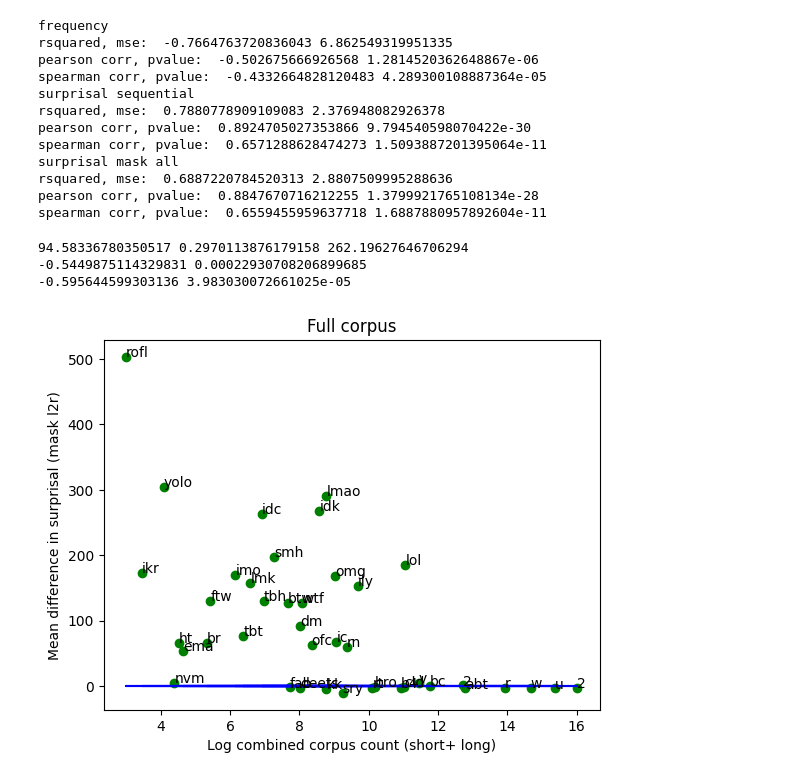
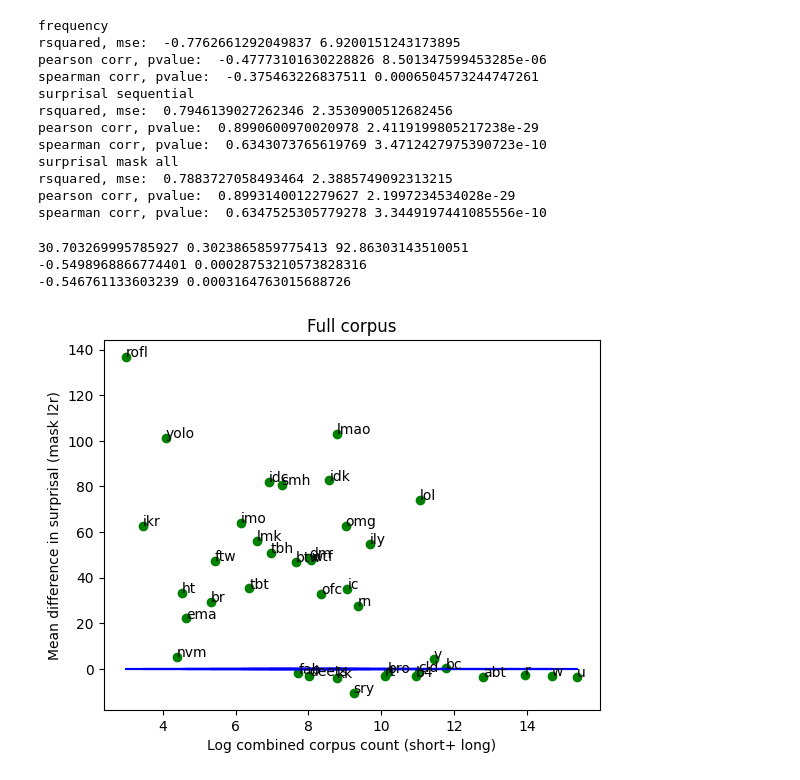
Before and after one commit to erafkin/twitter_abbreviation_word_length, a Jupyter notebook: notebooks/explore.ipynb, the cells around one changed output. Saved outputs shown, nothing was run; the diff lists cells and outputs as text; code cells hidden in the pictures.

```diff
--- a/notebooks/explore.ipynb
+++ b/notebooks/explore.ipynb
@@ -185,7 +155,7 @@ df_drop_nan = new_df[new_df['surprisal_mask_l2r'].notna()]
 X_mask_l2r = df_drop_nan[["surprisal_mask_l2r"]].to_numpy()
 
 y = df_drop_nan["word_length"].to_numpy()
-
+corrs = {"pearson":[], "spearman": []}
 weights = np.ones_like(y)
 for idx, X in enumerate([X_freq, X_seq, X_mask_l2r]):
     reg = LinearRegression(copy_X=True, fit_intercept=False).fit(X, y, weights)
@@ -196,7 +166,8 @@ for idx, X in enumerate([X_freq, X_seq, X_mask_l2r]):
 
     corr_pearson, p_value_pearson = scipy.stats.pearsonr(X[:, 0], y)
     corr_spearman, p_value_spearman = scipy.stats.spearmanr(X[:, 0], y)
-
+    corrs["pearson"].append(corr_pearson)
+    corrs["spearman"].append(corr_spearman)
     if idx == 0:
         print("frequency")
     elif idx == 1:
@@ -206,25 +177,52 @@ for idx, X in enumerate([X_freq, X_seq, X_mask_l2r]):
     print("rsquared, mse: ", r_squared, mse)
     print("pearson corr, pvalue: ", corr_pearson, p_value_pearson)
     print("spearman corr, pvalue: ", corr_spearman, p_value_spearman)
+
+import matplotlib.pyplot as plt
+import numpy as np
+
+groups = ("Frequency", "Diff surprisal (l2r)", "Diff surprisal (seq)", "Full word length")
+
+
+x = np.arange(4)  # the label locations
+width = 0.25  # the width of the bars
+multiplier = 0
+
+fig, ax = plt.subplots(layout='constrained')
+
+for attribute, measurement in corrs.items():
+    offset = width * multiplier
+    rects = ax.bar(x + offset, measurement, width, label=attribute)
+    ax.bar_label(rects, padding=3)
+    multiplier += 1
+
+# Add some text for labels, title and custom x-axis tick labels, etc.
+ax.set_ylabel('Correlation')
+ax.set_title('Correlation to Compression Rate')
+ax.set_xticks(x + width, groups)
+ax.legend(loc='upper left', ncols=3)
+ax.set_ylim(0, 1)
+
+plt.show()
 # %% [output]
 frequency
-rsquared, mse:  -0.7664763720836043 6.862549319951335
-pearson corr, pvalue:  -0.502675666926568 1.2814520362648867e-06
-spearman corr, pvalue:  -0.4332664828120483 4.289300108887364e-05
+rsquared, mse:  -0.7762661292049837 6.9200151243173895
+pearson corr, pvalue:  -0.47773101630228826 8.501347599453285e-06
+spearman corr, pvalue:  -0.375463226837511 0.0006504573244747261
 surprisal sequential
-rsquared, mse:  0.7880778909109083 2.376948082926378
-pearson corr, pvalue:  0.8924705027353866 9.794540598070422e-30
-spearman corr, pvalue:  0.6571288628474273 1.5093887201395064e-11
+rsquared, mse:  0.7946139027262346 2.3530900512682456
+pearson corr, pvalue:  0.8990600970020978 2.4119199805217238e-29
+spearman corr, pvalue:  0.6343073765619769 3.4712427975390723e-10
 surprisal mask all
-rsquared, mse:  0.6887220784520313 2.8807509995288636
-pearson corr, pvalue:  0.8847670716212255 1.3799921765108134e-28
-spearman corr, pvalue:  0.6559455959637718 1.6887880957892604e-11
+rsquared, mse:  0.7883727058493464 2.3885749092313215
+pearson corr, pvalue:  0.8993140012279627 2.1997234534028e-29
+spearman corr, pvalue:  0.6347525305779278 3.3449197441085556e-10
 # %%
 # replicate what mahwold did but with our pairs: modeling difference in log
 #frequency between short and long forms as a predictor for difference in surprisal
 from matplotlib import pyplot as plt
 import pandas as pd
-df = pd.read_csv("../data_new.csv")
+df = pd.read_csv("../data_fix_PLL.csv")
 df["abbr_len"] =  df["abbreviation"].str.len()
 df["fl_len"] = df["full_length"].str.len()
 df["compression"] = 1- (df["abbr_len"]/df["fl_len"])
@@ -236,41 +234,39 @@ df_drop_nan = df_drop_nan[df_drop_nan['count_abbr'] != 0]
 df_drop_nan = df_drop_nan[df_drop_nan['fl_mask_l2r_surprisal_mean'].notna()]
 df_drop_nan = df_drop_nan[df_drop_nan['abbr_mask_l2r_surprisal_mean'].notna()]
 
-# drop instances where the token for the abbreviation is <unk>
-df_drop_nan = df_drop_nan[~df_drop_nan["abbreviation"].isin(bertweet_unknown_abbreviations)]
 
 # get stats for log(fl_freq + abbr_freq)
 x_log_freq = df_drop_nan["count_fl"] + df_drop_nan["count_abbr"]
 x_log_freq = np.log2(x_log_freq).to_numpy()
 x_log_freq =  x_log_freq[:, None]
 
 # predict surprisal
 y_diff_in_surprisal = df_drop_nan["fl_mask_l2r_surprisal_mean"] - df_drop_nan["abbr_mask_l2r_surprisal_mean"]
 y_diff_in_surprisal = y_diff_in_surprisal.to_numpy()
 weights = np.ones_like(y_diff_in_surprisal)
 reg = LinearRegression(copy_X=True, fit_intercept=True).fit(x_log_freq, y_diff_in_surprisal, weights)
 r_squared = reg.score(x_log_freq, y_diff_in_surprisal)
 
 y_predict = reg.predict(x_log_freq)
 mse = (((y_diff_in_surprisal - y_predict)**2 * weights).sum() / weights.sum())**.5
 print(mse, r_squared, reg.intercept_)
 fig, ax = plt.subplots()
 ax.scatter(x_log_freq, y_diff_in_surprisal,color='g')
 for i, txt in enumerate(df_drop_nan["abbreviation"].to_list()):
     ax.annotate(txt, (x_log_freq[i], y_diff_in_surprisal[i]))
 # plt.plot(x_log_freq, reg.predict(x_log_freq),color='red')
 plt.xlabel("Log combined corpus count (short+ long)")
 plt.title("Full corpus")
 plt.ylabel("Mean difference in surprisal (mask l2r)")
 plt.plot(x_log_freq, np.zeros_like(x_log_freq),color='blue')
 corr_pearson, p_value_pearson = scipy.stats.pearsonr(x_log_freq[:, 0], y_diff_in_surprisal)
 corr_spearman, p_value_spearman = scipy.stats.spearmanr(x_log_freq[:, 0], y_diff_in_surprisal)
 print(corr_pearson, p_value_pearson)
 print(corr_spearman, p_value_spearman )
 
 # basically this means that frequency is not a very good predictor i think
 # %% [output]
-94.58336780350517 0.2970113876179158 262.19627646706294
--0.5449875114329831 0.00022930708206899685
--0.595644599303136 3.983030072661025e-05
+30.703269995785927 0.3023865859775413 92.86303143510051
+-0.5498968866774401 0.00028753210573828316
+-0.546761133603239 0.0003164763015688726
-[figure, old version]
+[figure, new version]
```
Also changed, not shown: parts of 23 cells of this notebook, 5 other files.
